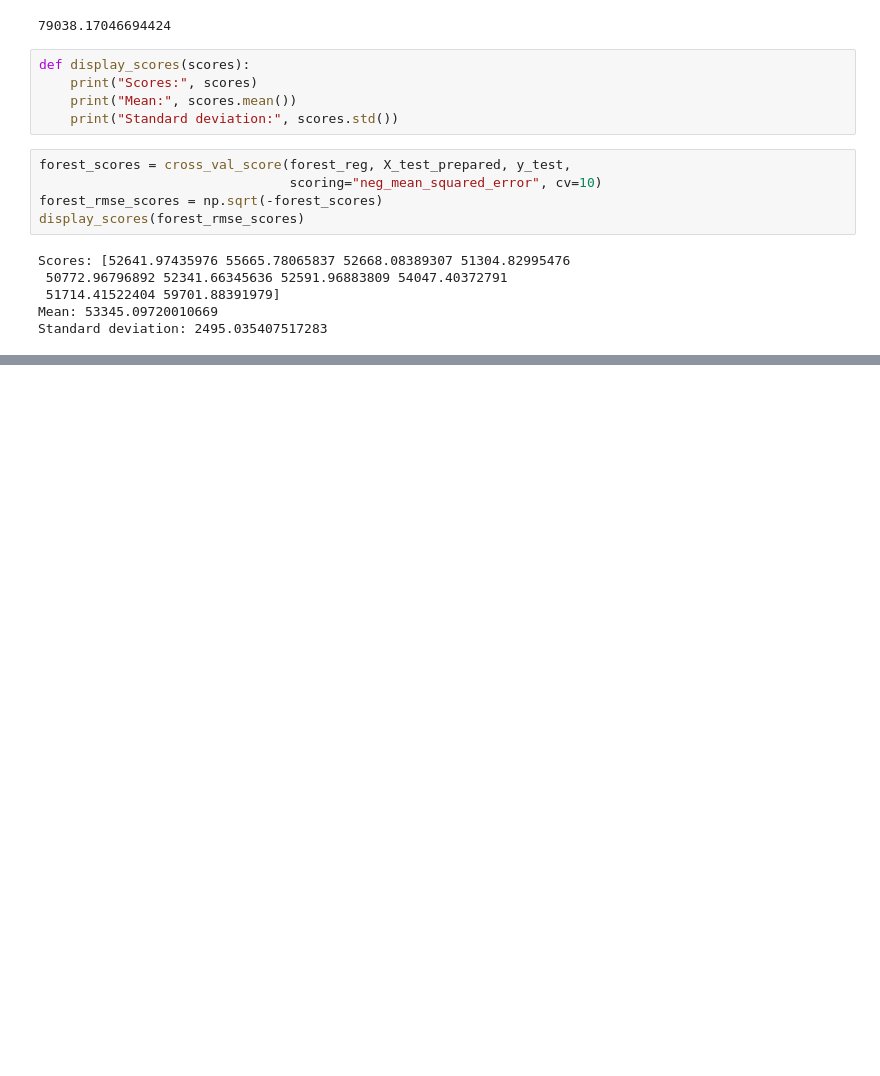
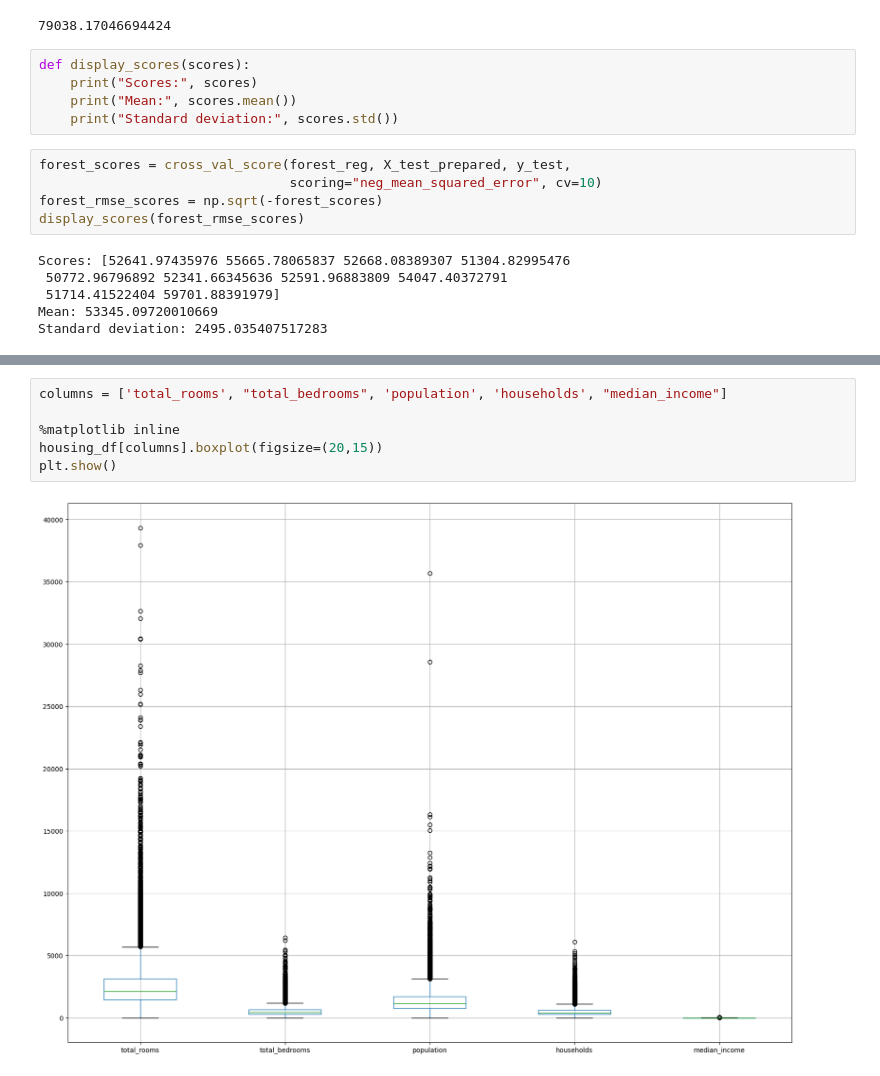
Before and after one commit to OlawoyeTaofeek/HandsOnML, a Jupyter notebook: hands_on_ml/regression/housing_prediction.ipynb, the cells around one changed output, grey strips where cells are left out. Saved outputs shown, nothing was run; the diff lists cells and outputs as text; blank space fills up the shorter version.

```diff
--- a/hands_on_ml/regression/housing_prediction.ipynb
+++ b/hands_on_ml/regression/housing_prediction.ipynb
@@ -590,0 +634,8 @@ Standard deviation: 2495.035407517283
+# %%
+columns = ['total_rooms', "total_bedrooms", 'population', 'households', "median_income"]
+
+%matplotlib inline
+housing_df[columns].boxplot(figsize=(20,15))
+plt.show()
+# %% [output]
+[figure, added]
```
Also changed, not shown: parts of 88 cells of this notebook.
